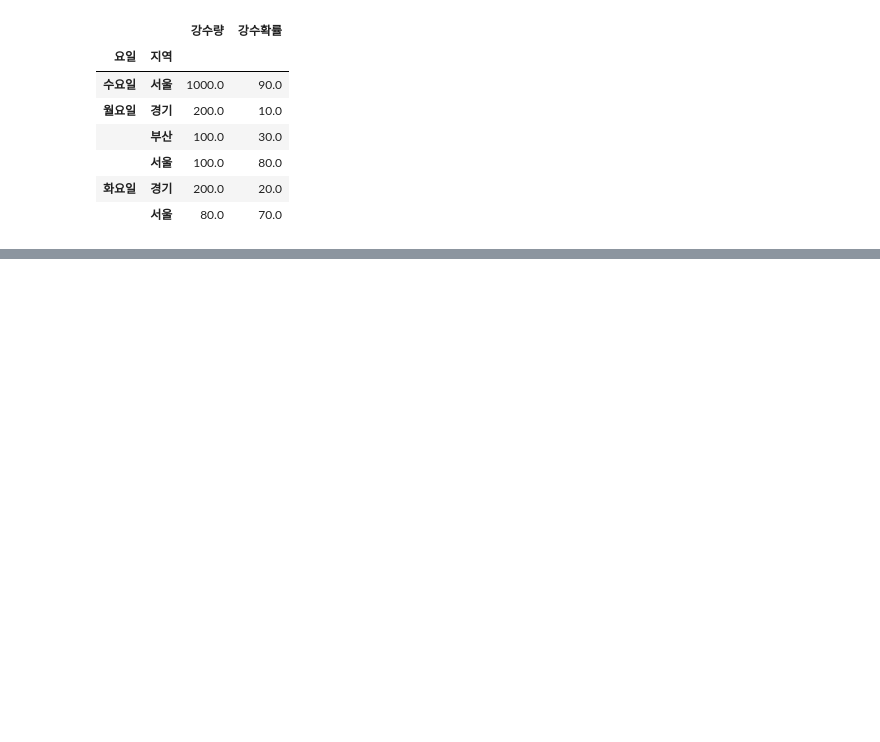
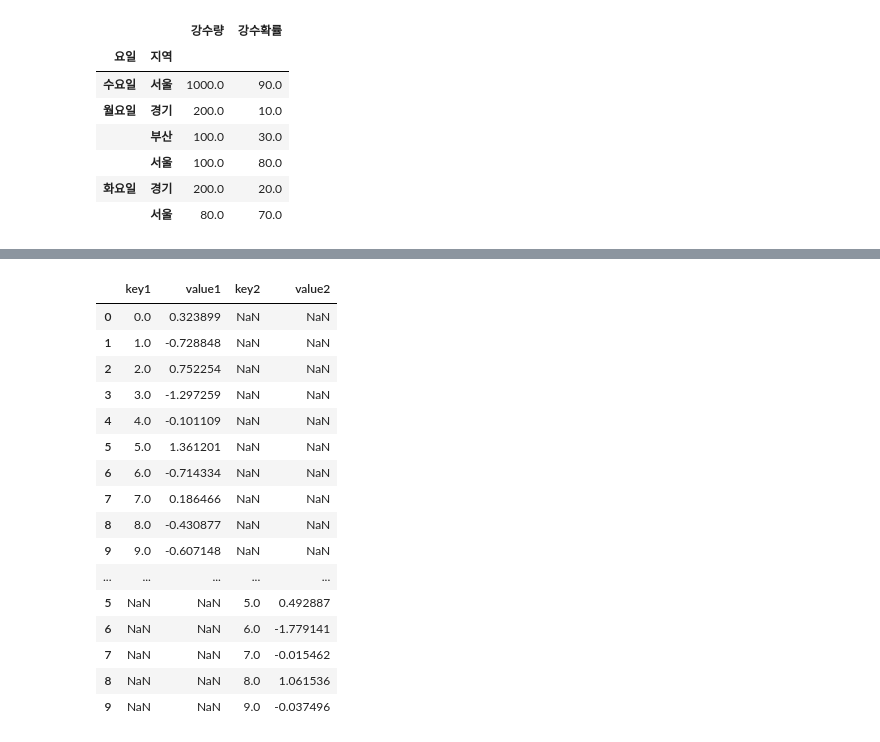
Before and after one commit to yejoonlee/Back-to-the-Basic, a Jupyter notebook: pandas_practice.ipynb, the cells around one changed output, grey strips where cells are left out. Cells and saved outputs as stored; diff of their text form; code cells hidden in the pictures; blank space fills up the shorter version.

Commit message:
Pandas Baisic
concat

```diff
--- a/pandas_practice.ipynb
+++ b/pandas_practice.ipynb
@@ -936,0 +940,3 @@ new_df.unstack(0).stack(1)
+# %%
+df1 = pd.DataFrame({'key1' : np.arange(10), 'value1': np.random.randn(10)})
+df2 = pd.DataFrame({'key1' : np.arange(10), 'value1': np.random.randn(10)})
@@ -936,0 +977,21 @@ new_df.unstack(0).stack(1)
+# %%
+df3 = pd.DataFrame({'key2' : np.arange(10), 'value2': np.random.randn(10)})
+pd.concat([df1,df3], axis=0)
+# %% [output]
+|  | key1 | value1 | key2 | value2 |
+| 0 | 0.0 | 0.323899 | NaN | NaN |
+| 1 | 1.0 | -0.728848 | NaN | NaN |
+| 2 | 2.0 | 0.752254 | NaN | NaN |
+| 3 | 3.0 | -1.297259 | NaN | NaN |
+| 4 | 4.0 | -0.101109 | NaN | NaN |
+| 5 | 5.0 | 1.361201 | NaN | NaN |
+| 6 | 6.0 | -0.714334 | NaN | NaN |
+| 7 | 7.0 | 0.186466 | NaN | NaN |
+| 8 | 8.0 | -0.430877 | NaN | NaN |
+| 9 | 9.0 | -0.607148 | NaN | NaN |
+| ... | ... | ... | ... | ... |
+| 5 | NaN | NaN | 5.0 | 0.492887 |
+| 6 | NaN | NaN | 6.0 | -1.779141 |
+| 7 | NaN | NaN | 7.0 | -0.015462 |
+| 8 | NaN | NaN | 8.0 | 1.061536 |
+| 9 | NaN | NaN | 9.0 | -0.037496 |
```
Also changed, not shown: parts of 3 cells of this notebook.
